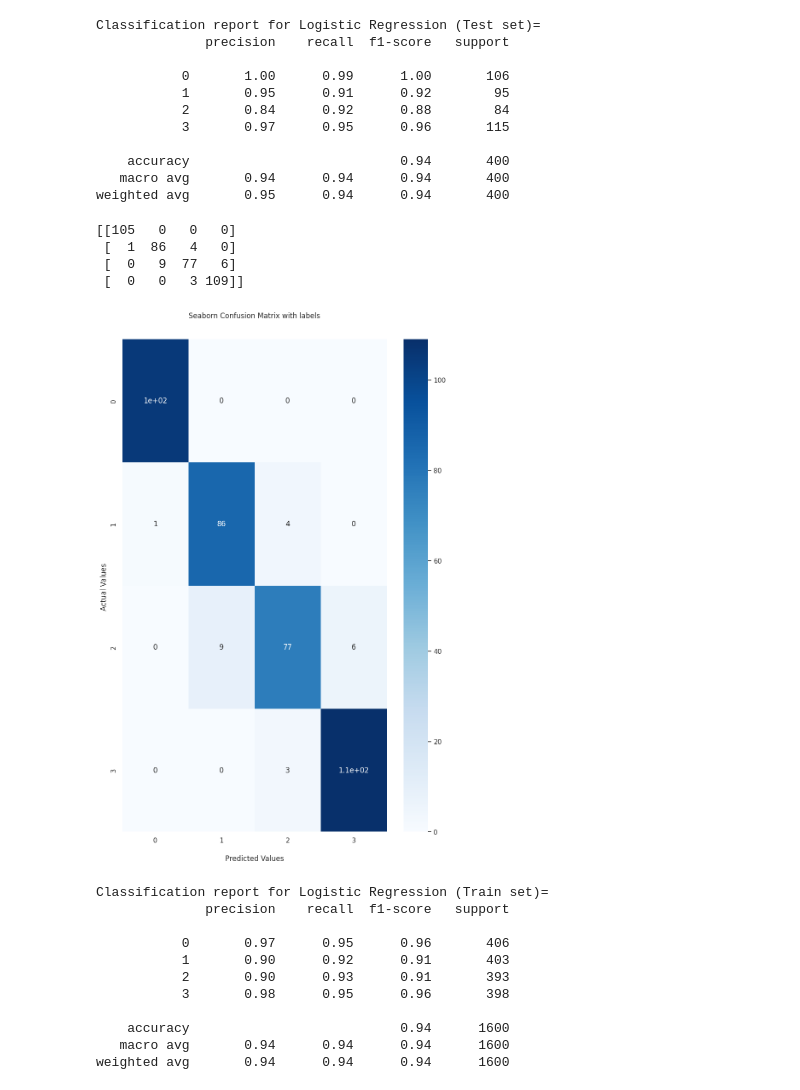
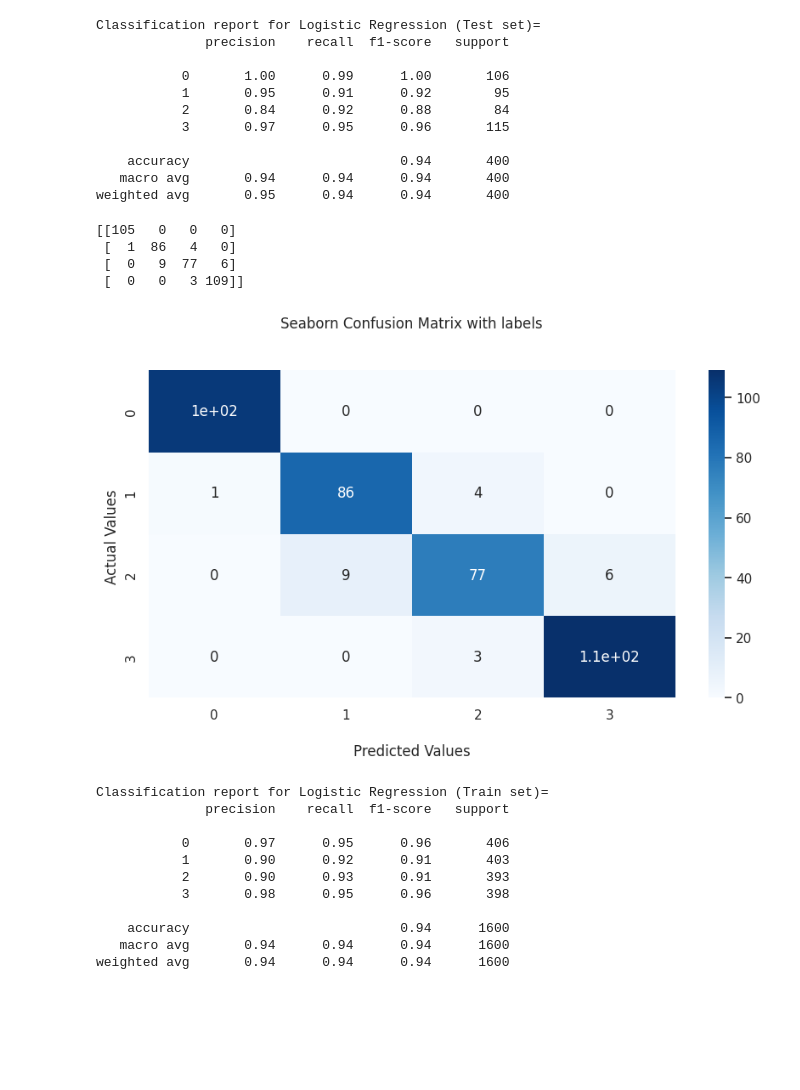
Before and after one commit to Aman811630/Mobile-Price-Range-Prediction---ML-project, a Jupyter notebook: Classification_ML_Project_Mobile_Price_Range_Prediction.ipynb, the cells around one changed output. Drawn from its saved outputs; the diff is of its cells as text; code cells hidden in the pictures; blank space fills up the shorter version.

```diff
--- a/Classification_ML_Project_Mobile_Price_Range_Prediction.ipynb
+++ b/Classification_ML_Project_Mobile_Price_Range_Prediction.ipynb
@@ -816,32 +816,34 @@ weighted avg       0.95      0.94      0.94       400
 # %%
 # Visualizing evaluation Metric Score chart
 
 import seaborn as sns
 from sklearn.metrics import confusion_matrix
 
 #Generate the confusion matrix
 cf_matrix = confusion_matrix(y_test, y_pred_test)
 
 print(cf_matrix)
+
+plt.figure(figsize=(10,5))
 
 ax = sns.heatmap(cf_matrix, annot=True, cmap='Blues')
 
 ax.set_title('Seaborn Confusion Matrix with labels\n\n');
 ax.set_xlabel('\nPredicted Values')
 ax.set_ylabel('Actual Values ');
 
 ## Ticket labels - List must be in alphabetical order
 ax.xaxis.set_ticklabels([0,1,2,3])
 ax.yaxis.set_ticklabels([0,1,2,3])
 
 ## Display the visualization of the Confusion Matrix.
 plt.show()
 # %% [output]
 [[105   0   0   0]
  [  1  86   4   0]
  [  0   9  77   6]
  [  0   0   3 109]]
-[figure, old version]
+[figure, new version]
 # %%
 # Evaluation metrics for train data
 
```
Also changed, not shown: parts of 24 cells of this notebook.
